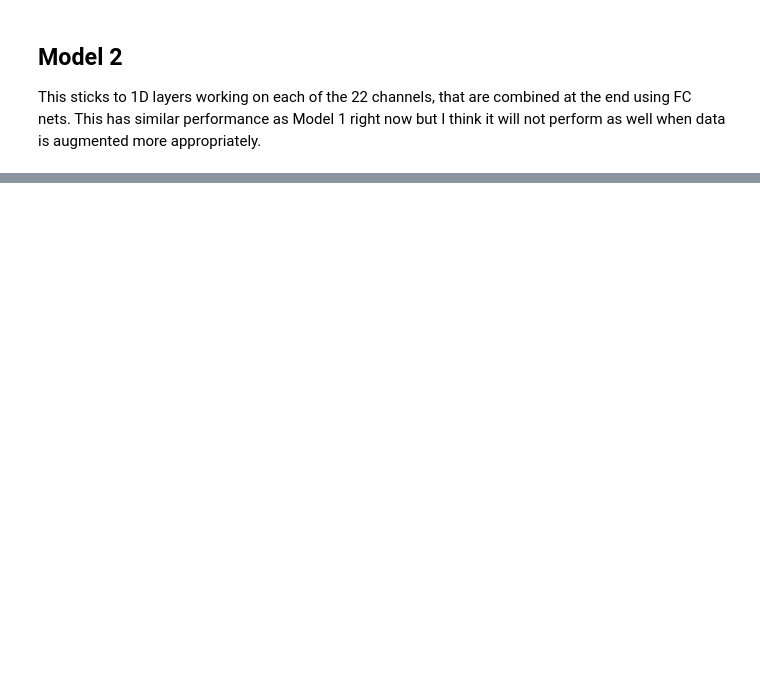
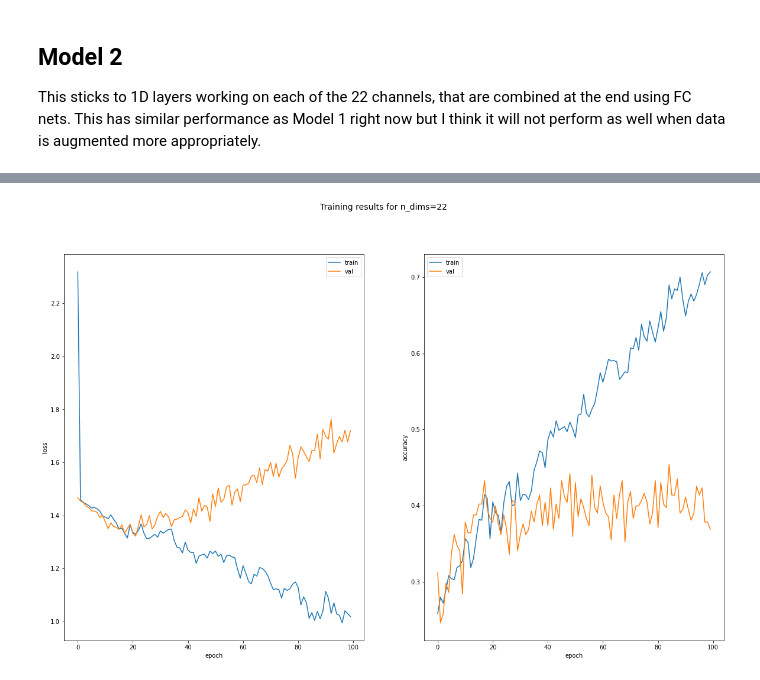
Before and after one commit to cmunozcortes/c247-final-project, a Jupyter notebook: src/CNN_Tweaked_Mark.ipynb, the cells around one changed output, grey strips where cells are left out. Saved outputs shown, nothing was run; the diff lists cells and outputs as text; code cells hidden in the pictures; blank space fills up the shorter version.

```diff
--- a/src/CNN_Tweaked_Mark.ipynb
+++ b/src/CNN_Tweaked_Mark.ipynb
@@ -373,0 +430,82 @@ dict_keys(['loss', 'sparse_categorical_accuracy', 'val_loss', 'val_sparse_catego
+# %%
+n_ch = 22
+n_samples = 1000
+n_comp = n_ch
+nfs = [100, 250, 10]
+conv_sizes = [25, (10, nfs[0]), (5, nfs[1])]
+pool_sizes = [20, 10]
+pool_strides = [5, 4]
+input_dropout = 0.0
+fc_dropout = 0.5
+
+# Model init
+# model = tf.keras.Sequential()
+# model.add(layers.Permute((2, 1), input_shape=(n_ch, 1000)))
+# model.add(layers.Dropout(input_dropout, noise_shape=(1, n_ch)))
+
+def ksquare(x):
+    return tf.pow(x, 2)
+
+def klog(x):
+    return tf.math.log(x)
+
+input_ = layers.Input(shape=(n_comp, n_samples))
+# p0 = layers.Permute((2, 1))(input_)
+r1 = layers.Reshape(target_shape=(n_comp, n_samples, 1))(input_)
+c1 = layers.Conv2D(filters=40, kernel_size=(1,25), data_format='channels_last',
+                   activation='elu', kernel_regularizer='l2')(r1)
+p1 = layers.Permute(dims=(2,1,3))(c1)
+r2 = layers.Reshape((n_samples-24, n_comp*40))(p1)
+d1 = layers.Dense(40, activation='elu')(r2)
+sq1 = layers.Activation(ksquare)(d1)
+ap1 = layers.AveragePooling1D(75, strides=15)(sq1)
+log1 = layers.Activation(klog)(ap1)
+f1 = layers.Flatten()(log1)
+d2 = layers.Dropout(0.80)(f1)
+output_ = layers.Dense(4, activation='softmax', kernel_regularizer='l2', kernel_initializer=tf.keras.initializers.RandomNormal(stddev=0.01))(d2)
+
+model = tf.keras.models.Model(inputs=input_, outputs=output_, name='shallow_convnet_one_hot')
+# model.compile(optimizer='adam', lr=5e-3, loss='categorical_crossentropy', metrics=['acc'])
+model.compile(optimizer=tf.keras.optimizers.Adam(5e-3),
+    loss=tf.keras.losses.CategoricalCrossentropy(),
+    metrics=[tf.keras.metrics.CategoricalAccuracy()])
+model.summary()
+
+loss_hist = model.fit(
+    X_train_valid, y_train_valid_1h,
+    batch_size=128,
+    validation_split=0.2,
+    epochs=100,
+    callbacks=[tensorboard_callback]
+)
+
+
+# loss_hist = model.fit(
+#     train_dataset,
+#     batch_size=128,
+#     epochs=100,
+#     validation_data=test_dataset,
+#     callbacks=[tensorboard_callback]
+# )
+
+hist = loss_hist.history
+
+fig, axs = plt.subplots(1,2, figsize=(20, 12))
+
+fig.suptitle("Training results for n_dims={}".format(n_comp), fontsize=14)
+
+axs[0].plot(hist['loss'])
+axs[0].plot(hist['val_loss'])
+axs[0].set_ylabel('loss')
+axs[0].set_xlabel('epoch')
+axs[0].legend(['train', 'val'])
+
+axs[1].plot(hist['categorical_accuracy'])
+axs[1].plot(hist['val_categorical_accuracy'])
+axs[1].set_ylabel('accuracy')
+axs[1].set_xlabel('epoch')
+axs[1].legend(['train', 'val'])
+
+# Evaluate model on test dataset
+print(model.evaluate(test_dataset))
+# %% [output]
@@ -374,2 +533,3 @@ dict_keys(['loss', 'sparse_categorical_accuracy', 'val_loss', 'val_sparse_catego
+[figure, added]
 # %%
 # %tensorboard --logdir logs/fit
```
Also changed, not shown: parts of 13 cells of this notebook.
